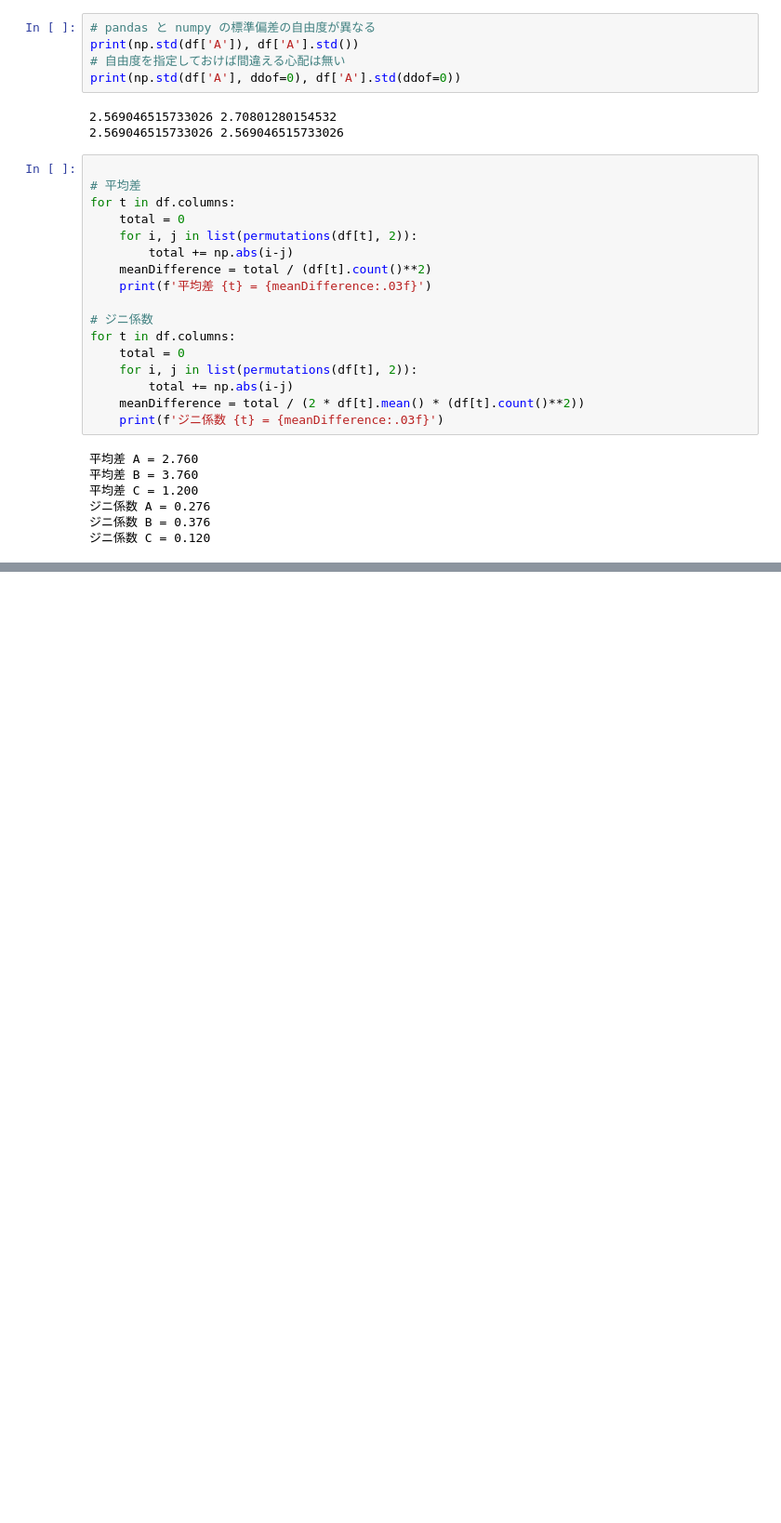
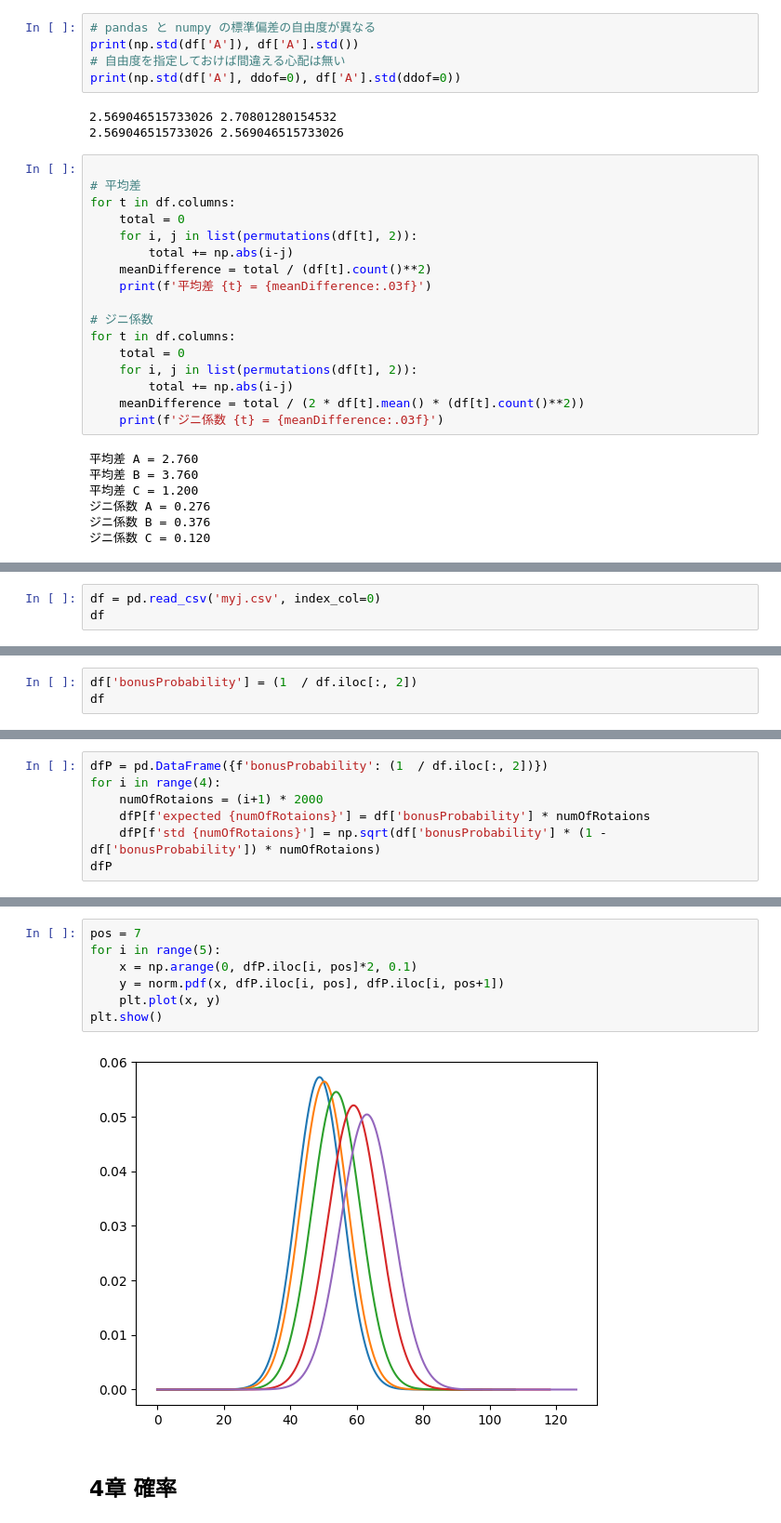
Before and after one commit to akmiccom/markdown, a Jupyter notebook: notebooks/統計学入門_練習問題.ipynb, the cells around one changed output, grey strips where cells are left out. Shown: that part at 93% size. Saved outputs shown, nothing was run; the diff lists cells and outputs as text; blank space fills up the shorter version.

```diff
--- a/notebooks/統計学入門_練習問題.ipynb
+++ b/notebooks/統計学入門_練習問題.ipynb
@@ -106,0 +336,3 @@ for t in df.columns:
+# %%
+df = pd.read_csv('myj.csv', index_col=0)
+df
@@ -106,0 +348,3 @@ for t in df.columns:
+# %%
+df['bonusProbability'] = (1  / df.iloc[:, 2])
+df
@@ -106,0 +360,7 @@ for t in df.columns:
+# %%
+dfP = pd.DataFrame({f'bonusProbability': (1  / df.iloc[:, 2])})
+for i in range(4):
+    numOfRotaions = (i+1) * 2000
+    dfP[f'expected {numOfRotaions}'] = df['bonusProbability'] * numOfRotaions
+    dfP[f'std {numOfRotaions}'] = np.sqrt(df['bonusProbability'] * (1 - df['bonusProbability']) * numOfRotaions)
+dfP
@@ -106,0 +376,11 @@ for t in df.columns:
+# %%
+pos = 7
+for i in range(5):
+    x = np.arange(0, dfP.iloc[i, pos]*2, 0.1)
+    y = norm.pdf(x, dfP.iloc[i, pos], dfP.iloc[i, pos+1])
+    plt.plot(x, y)
+plt.show()
+# %% [output]
+[figure, added]
+# %% [markdown]
+## 4章 確率
```
Also changed, not shown: parts of 22 cells of this notebook, 24 other files.
